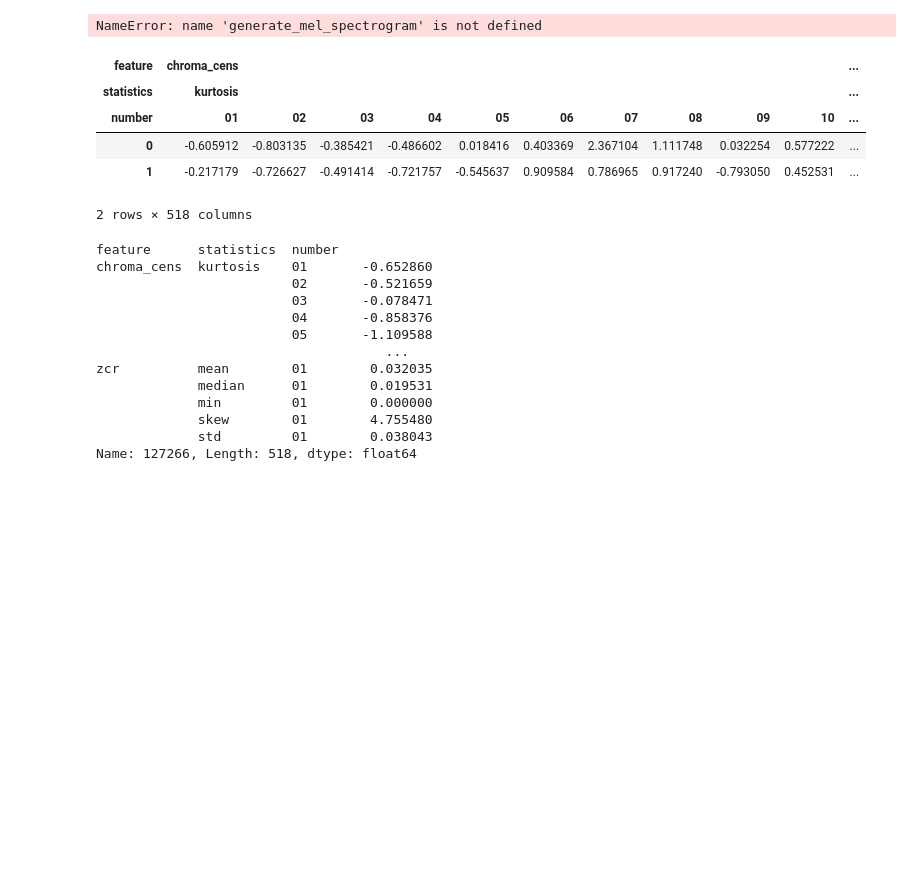
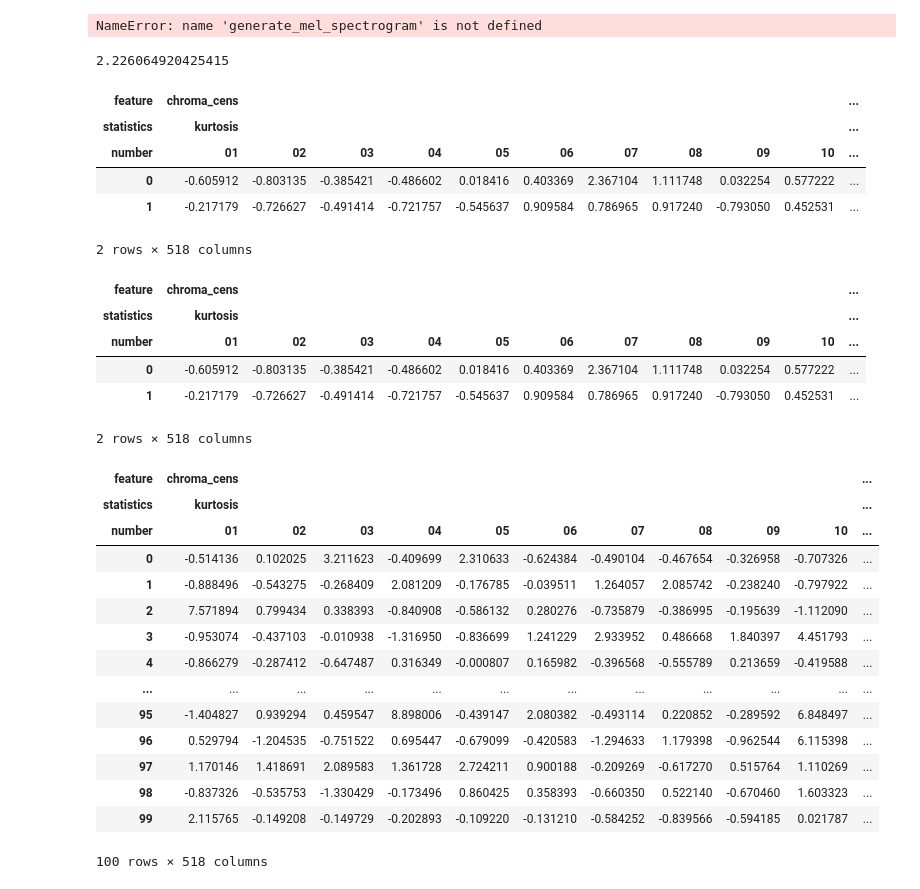
Before and after one commit to ThetaRangers/ML, a Jupyter notebook: test.ipynb, the cells around one changed output. Cells and saved outputs as stored; diff of their text form; code cells hidden in the pictures; blank space fills up the shorter version.

```diff
--- a/test.ipynb
+++ b/test.ipynb
@@ -155,26 +155,48 @@ NameError: name 'generate_mel_spectrogram' is not defined
 # %%
 from utils import get_features
 
+import time
+
+start = time.time()
 x = get_features(['data/tracks_wav/127266.wav', 'data/tracks_wav/000002.wav'])
+end = time.time()
+print(end - start)
+
 display(x)
-display(features_df.loc[127266])
+x.to_csv('out.csv')
+
+features_tm = pd.read_csv('out.csv', index_col=0, header=[0, 1, 2])
+display(features_tm)
 # %% [output]
+2.226064920425415
 | feature | chroma_cens |  |  |  |  |  |  |  |  |  | ... |
 | statistics | kurtosis |  |  |  |  |  |  |  |  |  | ... |
 | number | 01 | 02 | 03 | 04 | 05 | 06 | 07 | 08 | 09 | 10 | ... |
 | 0 | -0.605912 | -0.803135 | -0.385421 | -0.486602 | 0.018416 | 0.403369 | 2.367104 | 1.111748 | 0.032254 | 0.577222 | ... |
 | 1 | -0.217179 | -0.726627 | -0.491414 | -0.721757 | -0.545637 | 0.909584 | 0.786965 | 0.917240 | -0.793050 | 0.452531 | ... |
-2 rows × 518 columns
-feature      statistics  number
-chroma_cens  kurtosis    01       -0.652860
-                         02       -0.521659
-                         03       -0.078471
-                         04       -0.858376
-                         05       -1.109588
-                                     ...
-zcr          mean        01        0.032035
-             median      01        0.019531
-             min         01        0.000000
-             skew        01        4.755480
-             std         01        0.038043
-Name: 127266, Length: 518, dtype: float64
+2 rows × 518 columns
+| feature | chroma_cens |  |  |  |  |  |  |  |  |  | ... |
+| statistics | kurtosis |  |  |  |  |  |  |  |  |  | ... |
+| number | 01 | 02 | 03 | 04 | 05 | 06 | 07 | 08 | 09 | 10 | ... |
+| 0 | -0.605912 | -0.803135 | -0.385421 | -0.486602 | 0.018416 | 0.403369 | 2.367104 | 1.111748 | 0.032254 | 0.577222 | ... |
+| 1 | -0.217179 | -0.726627 | -0.491414 | -0.721757 | -0.545637 | 0.909584 | 0.786965 | 0.917240 | -0.793050 | 0.452531 | ... |
+2 rows × 518 columns
+# %%
+features_tm = pd.read_csv('new_features.csv', index_col=0, header=[0, 1, 2])
+display(features_tm)
+# %% [output]
+| feature | chroma_cens |  |  |  |  |  |  |  |  |  | ... |
+| statistics | kurtosis |  |  |  |  |  |  |  |  |  | ... |
+| number | 01 | 02 | 03 | 04 | 05 | 06 | 07 | 08 | 09 | 10 | ... |
+| 0 | -0.514136 | 0.102025 | 3.211623 | -0.409699 | 2.310633 | -0.624384 | -0.490104 | -0.467654 | -0.326958 | -0.707326 | ... |
+| 1 | -0.888496 | -0.543275 | -0.268409 | 2.081209 | -0.176785 | -0.039511 | 1.264057 | 2.085742 | -0.238240 | -0.797922 | ... |
+| 2 | 7.571894 | 0.799434 | 0.338393 | -0.840908 | -0.586132 | 0.280276 | -0.735879 | -0.386995 | -0.195639 | -1.112090 | ... |
+| 3 | -0.953074 | -0.437103 | -0.010938 | -1.316950 | -0.836699 | 1.241229 | 2.933952 | 0.486668 | 1.840397 | 4.451793 | ... |
+| 4 | -0.866279 | -0.287412 | -0.647487 | 0.316349 | -0.000807 | 0.165982 | -0.396568 | -0.555789 | 0.213659 | -0.419588 | ... |
+| ... | ... | ... | ... | ... | ... | ... | ... | ... | ... | ... | ... |
+| 95 | -1.404827 | 0.939294 | 0.459547 | 8.898006 | -0.439147 | 2.080382 | -0.493114 | 0.220852 | -0.289592 | 6.848497 | ... |
+| 96 | 0.529794 | -1.204535 | -0.751522 | 0.695447 | -0.679099 | -0.420583 | -1.294633 | 1.179398 | -0.962544 | 6.115398 | ... |
+| 97 | 1.170146 | 1.418691 | 2.089583 | 1.361728 | 2.724211 | 0.900188 | -0.209269 | -0.617270 | 0.515764 | 1.110269 | ... |
+| 98 | -0.837326 | -0.535753 | -1.330429 | -0.173496 | 0.860425 | 0.358393 | -0.660350 | 0.522140 | -0.670460 | 1.603323 | ... |
+| 99 | 2.115765 | -0.149208 | -0.149729 | -0.202893 | -0.109220 | -0.131210 | -0.584252 | -0.839566 | -0.594185 | 0.021787 | ... |
+100 rows × 518 columns
```
Also changed, not shown: 2 other files.
